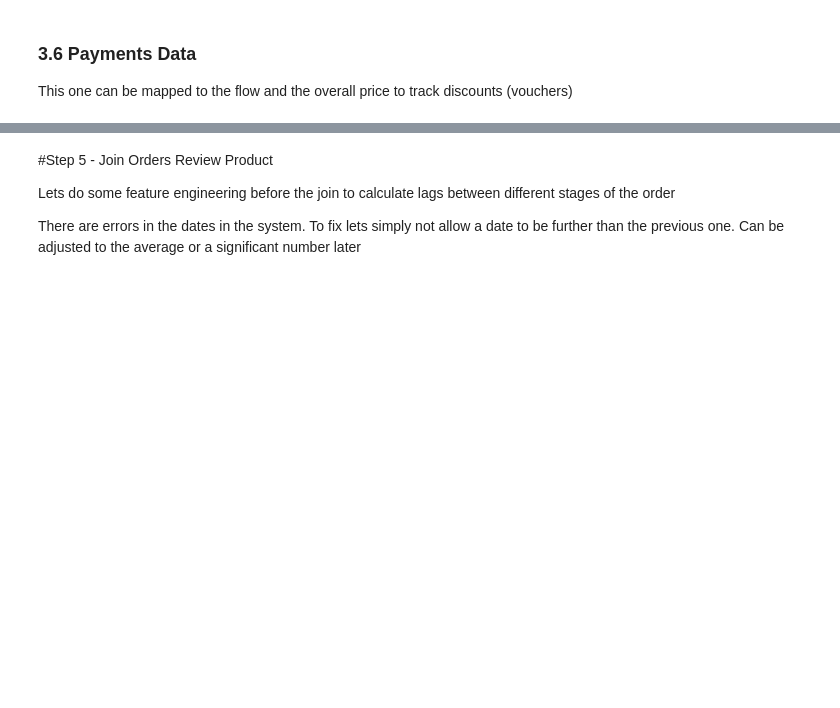
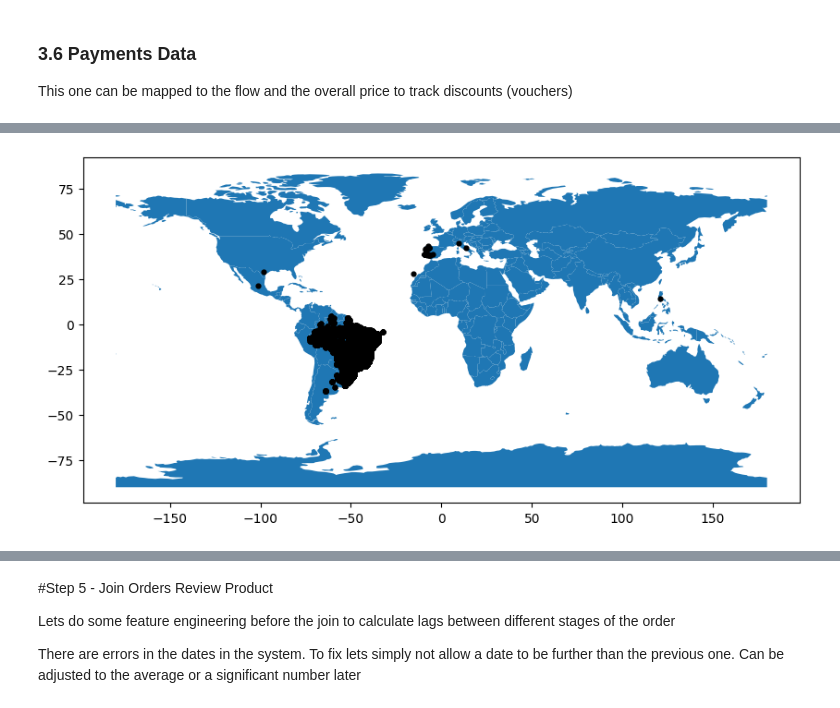
Before and after one commit to jrclavier/aurelius_ds_fin, a Jupyter notebook: Aurelius_WorkingSheet.ipynb, the cells around one changed output, grey strips where cells are left out. Cells and saved outputs as stored; diff of their text form; code cells hidden in the pictures; blank space fills up the shorter version.

```diff
--- a/Aurelius_WorkingSheet.ipynb
+++ b/Aurelius_WorkingSheet.ipynb
@@ -828,0 +764,6 @@ both                                                99.524558
+# %%
+geo_cust.drop('_merge', inplace=True, axis=1, errors='ignore')
+
+geo_cust.drop_duplicates(keep=False, inplace=True)
+
+geo_cust.shape
@@ -828,0 +851,11 @@ both                                                99.524558
+# %%
+
+geometry = [Point(xy) for xy in zip(geo_cust['geolocation_lng'],
+                                   geo_cust['geolocation_lat'])]
+gdf = GeoDataFrame(geo_cust, geometry=geometry)
+
+#this is a simple map that goes with geopandas
+world = gpd.read_file(gpd.datasets.get_path('naturalearth_lowres'))
+gdf.plot(ax=world.plot(figsize=(10, 6)), marker='o', color='black', markersize=12);
+# %% [output]
+[figure, added]
```
Also changed, not shown: parts of 73 cells of this notebook.
